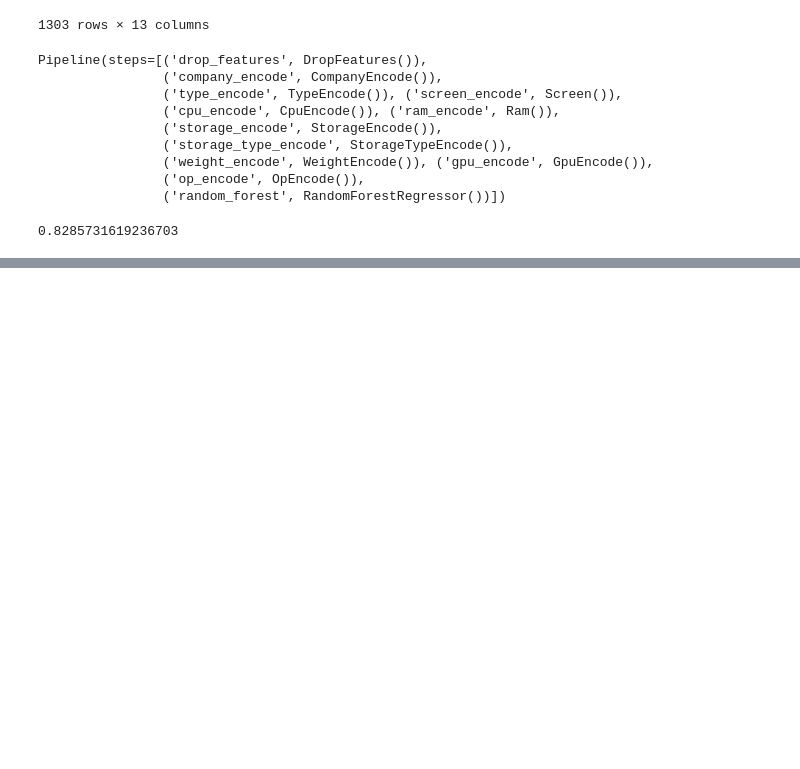
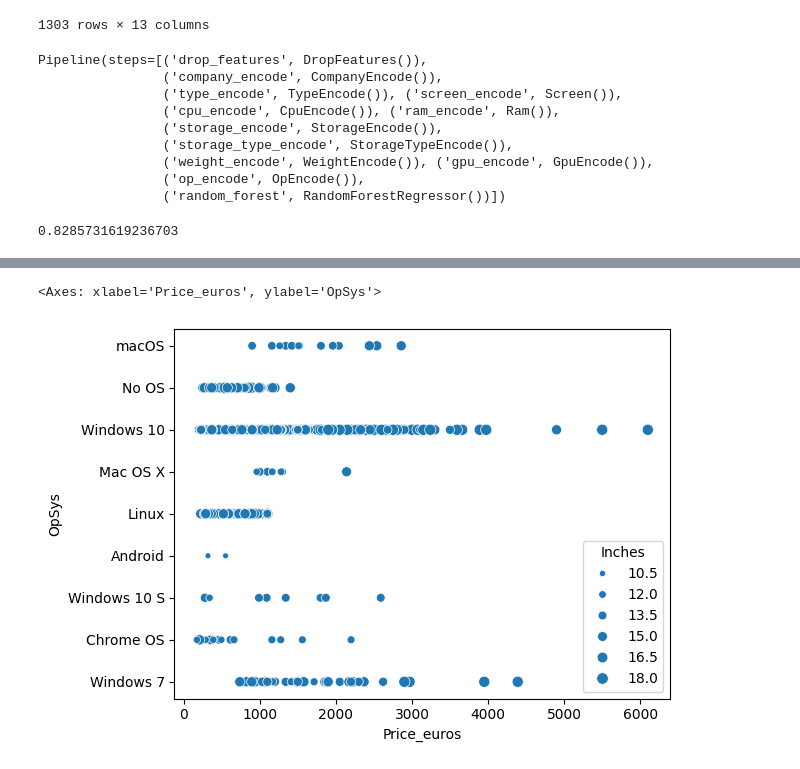
Before and after one commit to kaizxark/laptop_price, a Jupyter notebook: laptop.ipynb, the cells around one changed output, grey strips where cells are left out. Saved outputs shown, nothing was run; the diff lists cells and outputs as text; code cells hidden in the pictures; blank space fills up the shorter version.

```diff
--- a/laptop.ipynb
+++ b/laptop.ipynb
@@ -210,0 +232,7 @@ pipeline.score(X_test, y_test)
+# %%
+import seaborn as sns
+
+sns.scatterplot(data, x='Price_euros', y='OpSys', size='Inches')
+# %% [output]
+<Axes: xlabel='Price_euros', ylabel='OpSys'>
+[figure, added]
```
Also changed, not shown: parts of 1 cell of this notebook.
